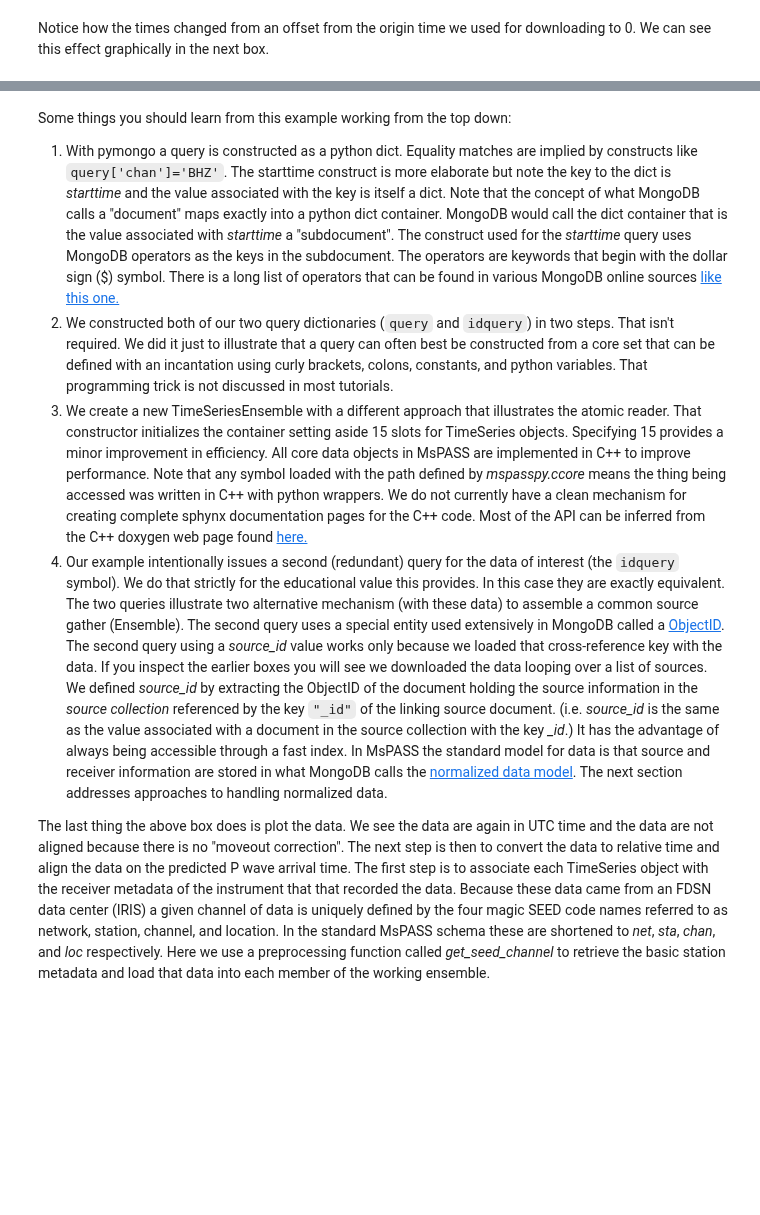
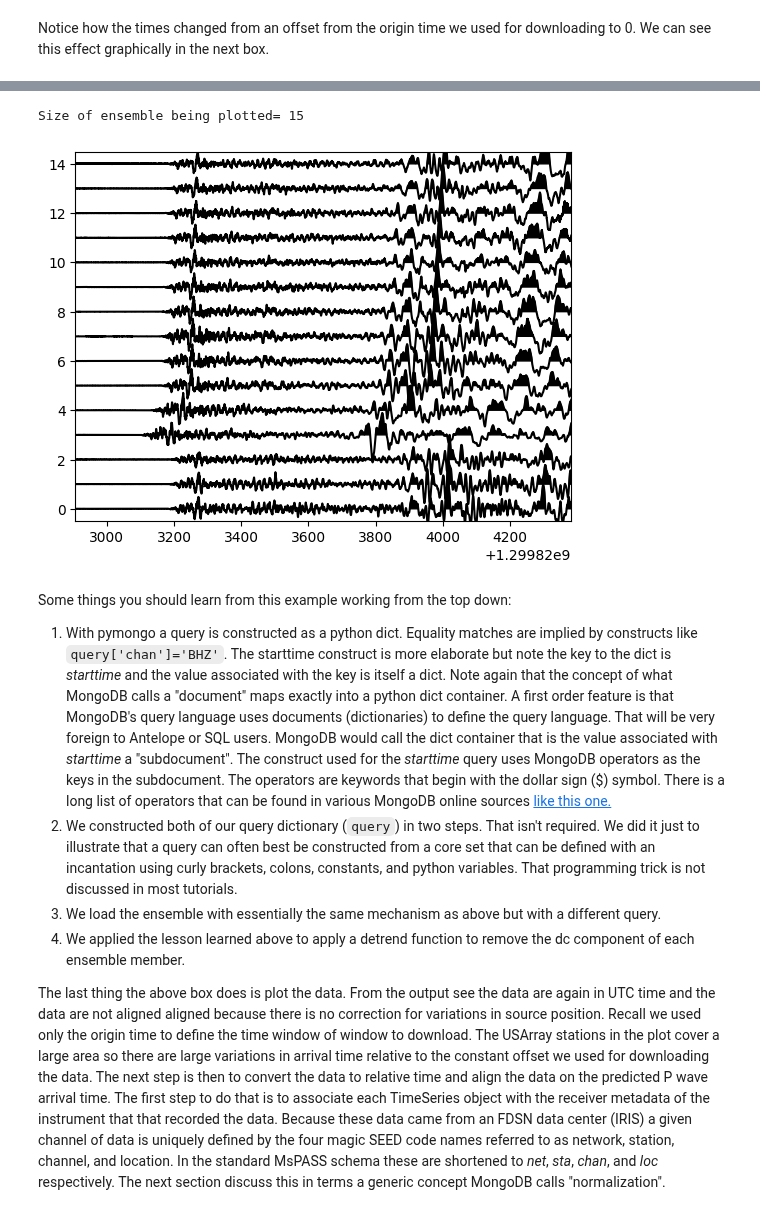
Before and after one commit to mspass-team/mspass_tutorial, a Jupyter notebook: notebooks/getting_started.ipynb, the cells around one changed output, grey strips where cells are left out. Drawn from its saved outputs; the diff is of its cells as text; code cells hidden in the pictures; blank space fills up the shorter version.

```diff
--- a/notebooks/getting_started.ipynb
+++ b/notebooks/getting_started.ipynb
@@ -396,0 +472,5 @@ plotter.plot(ensemble)
+# %%
+query={'magnitude' : {'$gt' : 9.0}}
+projection={'time' : True, 'magnitude' : True}
+doc=db.source.find_one(query,projection)
+print(json_util.dumps(doc,indent=2))
@@ -396,0 +487,14 @@ plotter.plot(ensemble)
+# %%
+source_id = doc['_id']  # useful to save this
+origin_time=doc['time']  # from immediately above
+t_to_query = origin_time + 763.0 - 4.0*60.0
+dt_for_test=1.0
+tmin=t_to_query-dt_for_test
+tmax=t_to_query+dt_for_test
+query={'starttime' : {'$gt': tmin,'$lt' : tmax }}
+# query is a python dict so we can add to an additional criteria like this
+query['chan']='BHZ'
+print('Time query to send to MongoDB server:')
+print(query)
+n=db.wf_miniseed.count_documents(query)
+print('Number of waveforms for this event=',n)
@@ -397,12 +509,21 @@ plotter.plot(ensemble)
+# %%
+cursor = db.wf_miniseed.find(query).limit(15)
+ensemble = db.read_data(cursor, collection='wf_miniseed')
+ensemble=detrend(ensemble,type='constant')
+ensemble=scale(ensemble)   # this time use default scaling by peak amplitude
+print("Size of ensemble being plotted=",len(ensemble.member))
+plotter.plot(ensemble)
+# %% [output]
+Size of ensemble being plotted= 15
+[figure, added]
 # %% [markdown]
 Some things you should learn from this example working from the top down:
-1.  With pymongo a query is constructed as a python dict.   Equality matches are implied by  constructs like `query['chan']='BHZ'`.  The starttime construct is more elaborate but note the key to the dict is *starttime* and the value associated with the key is itself a dict.  Note that the concept of what MongoDB calls a "document" maps exactly into a python dict container.  MongoDB would call the dict container that is the value associated with *starttime* a "subdocument".  The construct used for the *starttime* query uses MongoDB operators as the keys in the subdocument.  The operators are keywords that begin with the dollar sign ($) symbol.   There is a long list of operators that can be found in various MongoDB online sources [like this one.](https://docs.mongodb.com/manual/reference/operator/query/>)
-2.  We constructed both of our two query dictionaries (`query` and `idquery`) in two steps.  That isn't required.  We did it just to illustrate that a query can often best be constructed from a core set that can be defined with an incantation using curly brackets, colons, constants, and python variables.  That programming trick is not discussed in most tutorials.
-3.  We create a new TimeSeriesEnsemble with a different approach that illustrates the atomic reader.  That constructor initializes the container setting aside 15 slots for TimeSeries objects.  Specifying 15 provides a minor improvement in efficiency.  All core data objects in MsPASS are implemented in C++ to improve performance.  Note that any symbol loaded with the path defined by *mspasspy.ccore* means the thing being accessed was written in C++ with python wrappers.  We do not currently have a clean mechanism for creating complete sphynx documentation pages for the C++ code.  Most of the API can be inferred from the C++ doxygen web page found [here.](https://wangyinz.github.io/mspass/cxx_api/mspass.html#mspass-namespace)
-4.  Our example intentionally issues a second (redundant) query for the data of interest (the `idquery` symbol).  We do that strictly for the educational value this provides.  In this case they are exactly equivalent.  The two queries illustrate two alternative mechanism (with these data) to assemble a common source gather (Ensemble).  The second query uses a special entity used extensively in MongoDB called a [ObjectID](https://docs.mongodb.com/manual/reference/method/ObjectId/).  The second query using a *source_id* value works only because we loaded that cross-reference key with the data.  If you inspect the earlier boxes you will see we downloaded the data looping over a list of sources.  We defined *source_id* by extracting the ObjectID of the document holding the source information in the *source collection* referenced by the key `"_id"` of the linking source document.  (i.e. *source_id* is the same as the value associated with a document in the source collection with the key *_id*.) It has the advantage of always being accessible through a fast index.
-In MsPASS the standard model for data is that source and receiver information are stored in what MongoDB calls the [normalized data model](https://docs.mongodb.com/manual/core/data-model-design/).  The next section addresses approaches to handling normalized data.
+1.  With pymongo a query is constructed as a python dict.   Equality matches are implied by  constructs like `query['chan']='BHZ'`.  The starttime construct is more elaborate but note the key to the dict is *starttime* and the value associated with the key is itself a dict.  Note again that the concept of what MongoDB calls a "document" maps exactly into a python dict container.  A first order feature is that MongoDB's query language uses documents (dictionaries) to define the query language.  That will be very foreign to Antelope or SQL users.  MongoDB would call the dict container that is the value associated with *starttime* a "subdocument".  The construct used for the *starttime* query uses MongoDB operators as the keys in the subdocument.  The operators are keywords that begin with the dollar sign ($) symbol.   There is a long list of operators that can be found in various MongoDB online sources [like this one.](https://docs.mongodb.com/manual/reference/operator/query/>)
+2.  We constructed both of our query dictionary (`query`) in two steps.  That isn't required.  We did it just to illustrate that a query can often best be constructed from a core set that can be defined with an incantation using curly brackets, colons, constants, and python variables.  That programming trick is not discussed in most tutorials.
+3.  We load the ensemble with essentially the same mechanism as above but with a different query.
+4.  We applied the lesson learned above to apply a detrend function to remove the dc component of each ensemble member.
 
-The last thing the above box does is plot the data. We see the data are again in UTC time and the data are not aligned because there is no "moveout correction".  The next step is then to convert the data to relative time and align the data on the predicted P wave arrival time.  The first step is to associate each TimeSeries object with the receiver metadata of the instrument that that recorded the data.  Because these data came from an FDSN data center (IRIS) a given channel of data is uniquely defined by the four magic SEED code names referred to as network, station, channel, and location.  In the standard MsPASS schema these are shortened to *net*, *sta*, *chan*, and *loc* respectively.  Here we use a preprocessing function called *get_seed_channel* to retrieve the basic station metadata and load that data into each member of the working ensemble.
+The last thing the above box does is plot the data. From the output see the data are again in UTC time and the data are not aligned aligned because there is no correction for variations in source position.   Recall we used only the origin time to define the time window of window to download.  The USArray stations in the plot cover a large area so there are large variations in arrival time relative to the constant offset we used for downloading the data. The next step is then to convert the data to relative time and align the data on the predicted P wave arrival time.  The first step to do that is to associate each TimeSeries object with the receiver metadata of the instrument that that recorded the data.  Because these data came from an FDSN data center (IRIS) a given channel of data is uniquely defined by the four magic SEED code names referred to as network, station, channel, and location.  In the standard MsPASS schema these are shortened to *net*, *sta*, *chan*, and *loc* respectively. The next section discuss this in terms a generic concept MongoDB calls "normalization".
 # %% [markdown]
 ## Data Normalization
 Data normalization is MongoDB's approach to what is called a "join" in relational database theory.   Relational databases (e.g. Antelope) are usually carefully designed to make some "join" operators as fast as possible.  An example in the CSS3.0 schema used by Antelope is joining "wfdisc" table tuples to "site" tuples.   In CSS3.0 databases that operation is used to link station coordinates to each waveform.   MongoDB is not a relational database but defines the same concept as "normalization".   We use `channel` and `site` collections to fill the roll of several CSS3.0 tables in a single "collection".  We also use a `source` collection in place of several source related tables in CSS3.0. The purpose of all is to put small amounts of information that are shared by many waveforms in a single, organized place that MongoDB calls a "collection".   We created `source`, `channel`, and `site` collections for this tutorial at the beginning of this notebook.
```
Also changed, not shown: parts of 63 cells of this notebook.
